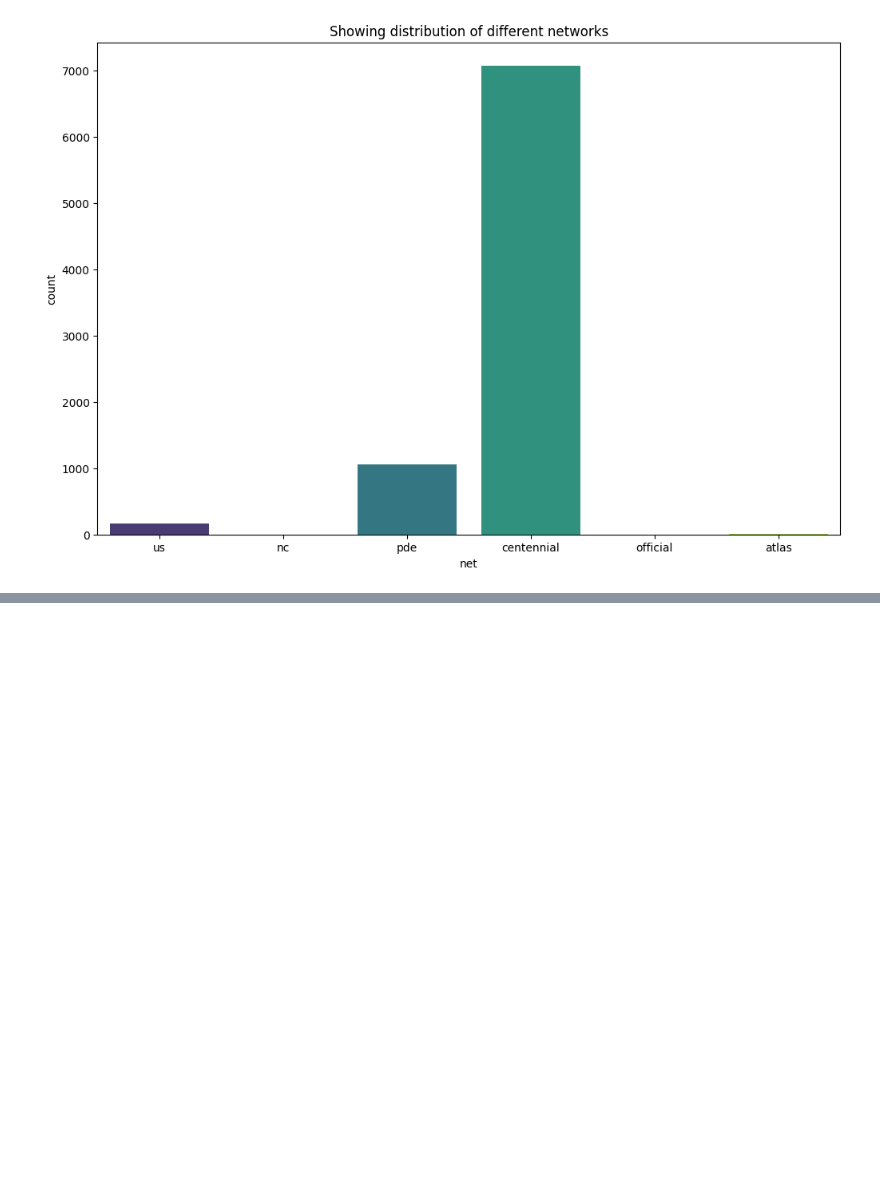
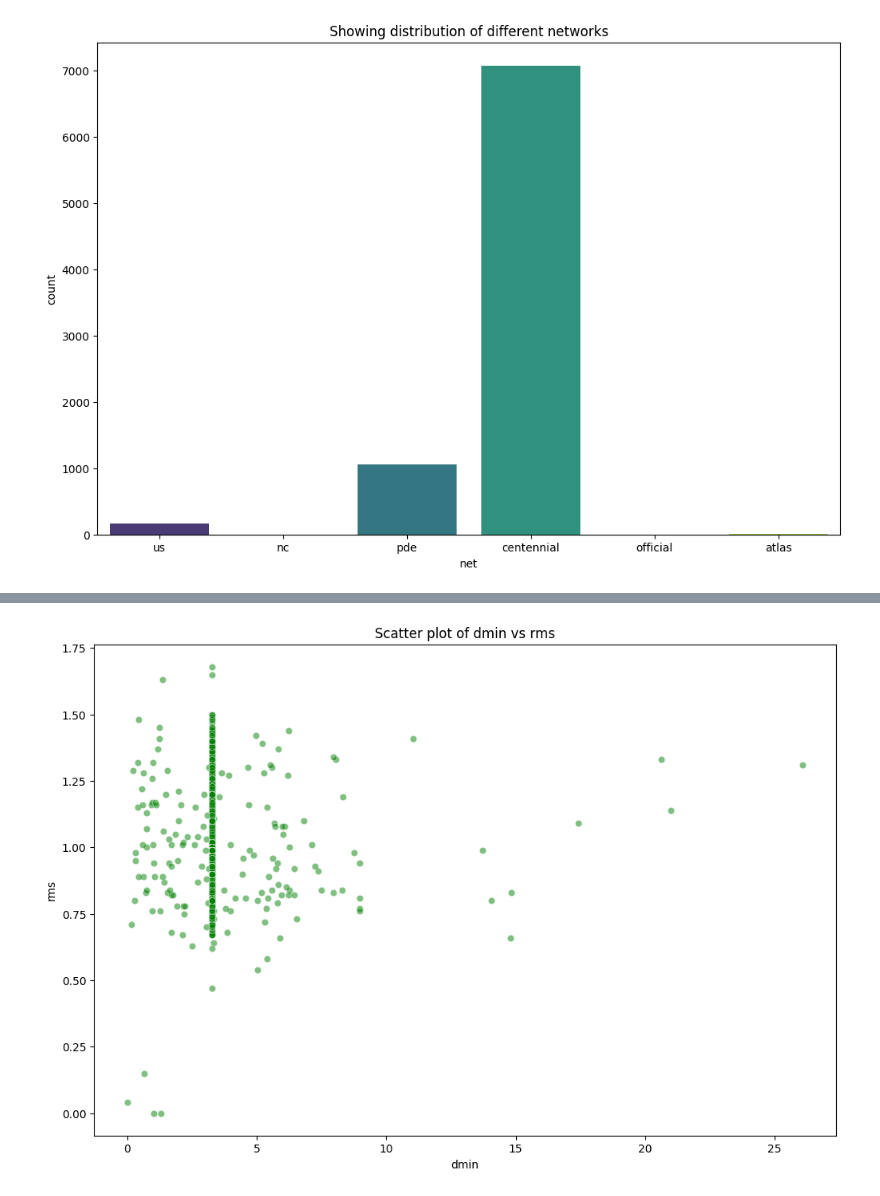
Before and after one commit to anitajn86/DATA-VIZ, a Jupyter notebook: Earthquake.ipynb, the cells around one changed output, grey strips where cells are left out. Drawn from its saved outputs; the diff is of its cells as text; code cells hidden in the pictures; blank space fills up the shorter version.

```diff
--- a/Earthquake.ipynb
+++ b/Earthquake.ipynb
@@ -253,0 +264,9 @@ Passing `palette` without assigning `hue` is deprecated and will be removed in v
+# %%
+plt.figure(figsize=(12,8))
+sns.scatterplot(data=data,x='dmin',y='rms',alpha=0.5, color='green')
+plt.title('Scatter plot of dmin vs rms')
+plt.xlabel('dmin')
+plt.ylabel('rms')
+plt.show()
+# %% [output]
+[figure, added]
```
Also changed, not shown: parts of 2 cells of this notebook.
